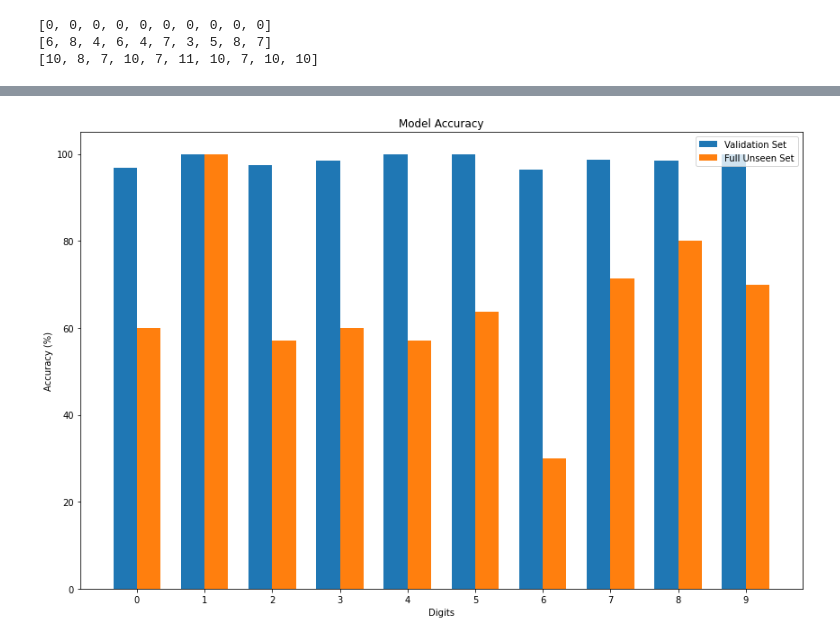
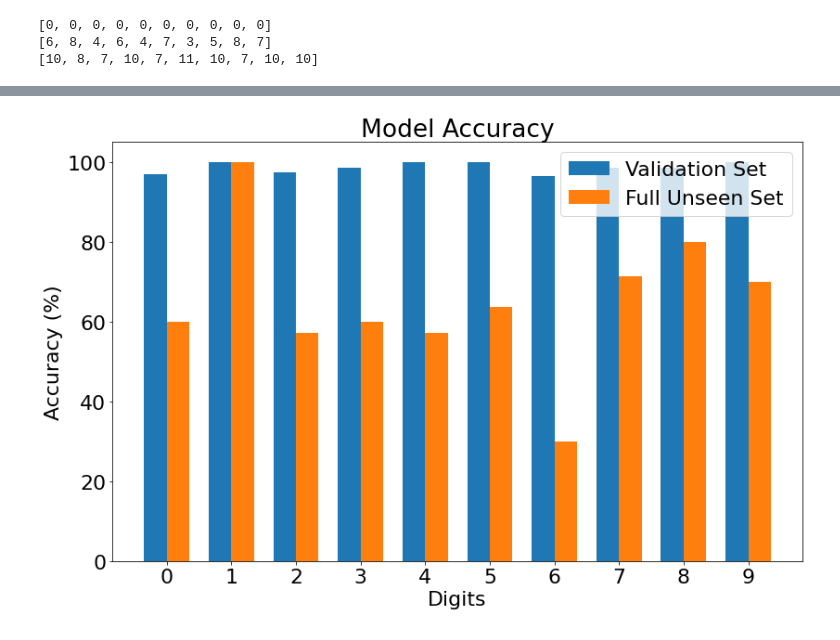
Before and after one commit to Ali-Sab/aps360_project, a Jupyter notebook: APS360_Project.ipynb, the cells around one changed output, grey strips where cells are left out. Drawn from its saved outputs; the diff is of its cells as text; code cells hidden in the pictures.

Commit message:
Added another plot and increased font size

```diff
--- a/APS360_Project.ipynb
+++ b/APS360_Project.ipynb
@@ -704,0 +718,22 @@ class_accuracies_unseen = evaluate_class(net1, unseen_loader, nn.CrossEntropyLos
+# %%
+ind = np.arange(10)
+fig, ax = plt.subplots()
+
+width = 0.35
+
+rect = ax.bar(ind-width/2, class_accuracies*100, width, label='CNN Model')
+rect2 = ax.bar(ind+width/2, val_acc_class, width, label='Baseline Model')
+
+ax.set_ylabel('Accuracy (%)')
+ax.set_title('Model Accuracy vs. Baseline Accuracy on Validation Set')
+ax.set_xlabel('Digits')
+ax.set_xticks(ind)
+ax.set_xticklabels([0, 1, 2, 3, 4, 5, 6, 7, 8, 9])
+ax.legend()
+
+matplotlib.rcParams.update({'font.size': 22})
+
+#ax.bar_label(rects1, padding=3)
+#ax.bar_label(rects2, padding=3)
+fig.tight_layout()
+plt.show()
@@ -705,25 +742,27 @@ class_accuracies_unseen = evaluate_class(net1, unseen_loader, nn.CrossEntropyLos
 # %%
 ind = np.arange(10)
 fig, ax = plt.subplots()
 
 width = 0.35
 
 rect = ax.bar(ind-width/2, class_accuracies*100, width, label='Validation Set')
 rect2 = ax.bar(ind+width/2, class_accuracies_unseen*100, width, label='Full Unseen Set')
 
 ax.set_ylabel('Accuracy (%)')
 ax.set_title('Model Accuracy')
 ax.set_xlabel('Digits')
 ax.set_xticks(ind)
 ax.set_xticklabels([0, 1, 2, 3, 4, 5, 6, 7, 8, 9])
 ax.legend()
 
+matplotlib.rcParams.update({'font.size': 22})
+
 #ax.bar_label(rects1, padding=3)
 #ax.bar_label(rects2, padding=3)
 fig.tight_layout()
 plt.show()
 # %% [output]
-[figure, old version]
+[figure, new version]
 # %%
 net2 = DigitRecognitionNet2()
 if use_cuda:
```
Also changed, not shown: parts of 2 cells of this notebook.
